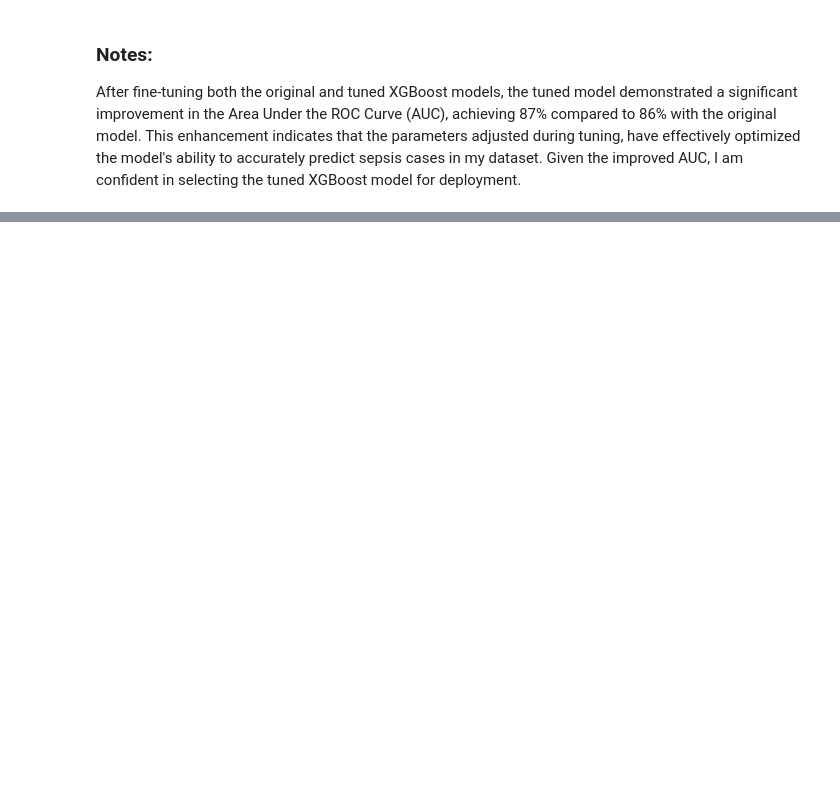
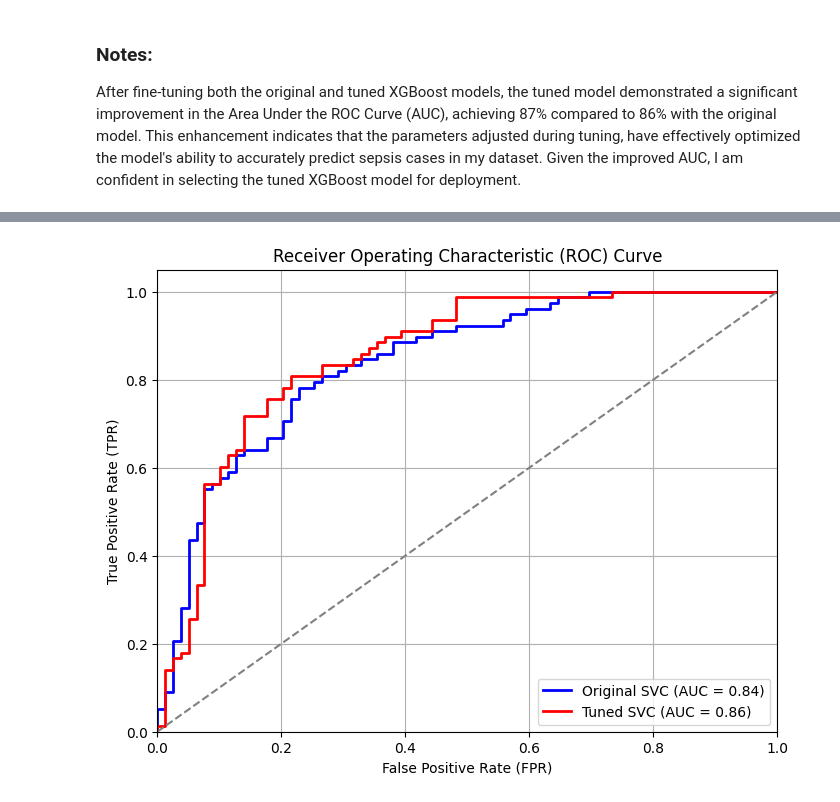
Before and after one commit to murithidenisgitobu/Sepsis-Predictor, a Jupyter notebook: Notebook.ipynb, the cells around one changed output, grey strips where cells are left out. Cells and saved outputs as stored; diff of their text form; code cells hidden in the pictures; blank space fills up the shorter version.

Commit message:
Model Evaluation Done

```diff
--- a/Notebook.ipynb
+++ b/Notebook.ipynb
@@ -990,0 +1040,20 @@ After fine-tuning both the original and tuned XGBoost models, the tuned model de
+# %%
+# get the best estimator
+tuned_svc_pipeline = grid_search_svc.best_estimator_
+
+# Predict with the best estimator
+tuned_y_pred_svc = grid_search_svc.best_estimator_.predict(X_test)
+
+# Calculate accuracy
+tuned_svc_accuracy = accuracy_score(y_test_encoded, tuned_y_pred_svc)
+print("Accuracy of tuned SVC on test data:", tuned_svc_accuracy)
+
+# Create DataFrame with accuracy scores
+accuracy_df = pd.DataFrame({
+    'Accuracy': [svc_accuracy, tuned_svc_accuracy],
+    'Model': ['Original SVC', 'Tuned SVC']
+})
+
+accuracy_df.set_index('Model', inplace=True)
+accuracy_df.columns.name = 'Accuracy Scores'
+accuracy_df
@@ -990,0 +1066,27 @@ After fine-tuning both the original and tuned XGBoost models, the tuned model de
+# %%
+# Compute ROC curve and AUC for original SVC
+fpr_svc, tpr_svc, _ = roc_curve(y_test_encoded, y_pred_proba_svc)
+roc_auc_svc = auc(fpr_svc, tpr_svc)
+
+# Predict probabilities for tuned SVC pipeline
+y_pred_proba_tuned_svc = tuned_svc_pipeline.predict_proba(X_test)[:, 1]
+
+# Compute ROC curve and AUC for tuned SVC
+fpr_tuned_svc, tpr_tuned_svc, _ = roc_curve(y_test_encoded, y_pred_proba_tuned_svc)
+roc_auc_tuned_svc = auc(fpr_tuned_svc, tpr_tuned_svc)
+
+# Plot ROC curve for both models
+plt.figure(figsize=(8, 6))
+plt.plot(fpr_svc, tpr_svc, color='blue', lw=2, label=f'Original SVC (AUC = {roc_auc_svc:.2f})')
+plt.plot(fpr_tuned_svc, tpr_tuned_svc, color='red', lw=2, label=f'Tuned SVC (AUC = {roc_auc_tuned_svc:.2f})')
+plt.plot([0, 1], [0, 1], color='gray', linestyle='--')
+plt.xlim([0.0, 1.0])
+plt.ylim([0.0, 1.05])
+plt.xlabel('False Positive Rate (FPR)')
+plt.ylabel('True Positive Rate (TPR)')
+plt.title('Receiver Operating Characteristic (ROC) Curve')
+plt.legend(loc='lower right')
+plt.grid(True)
+plt.show()
+# %% [output]
+[figure, added]
```
Also changed, not shown: parts of 17 cells of this notebook.
